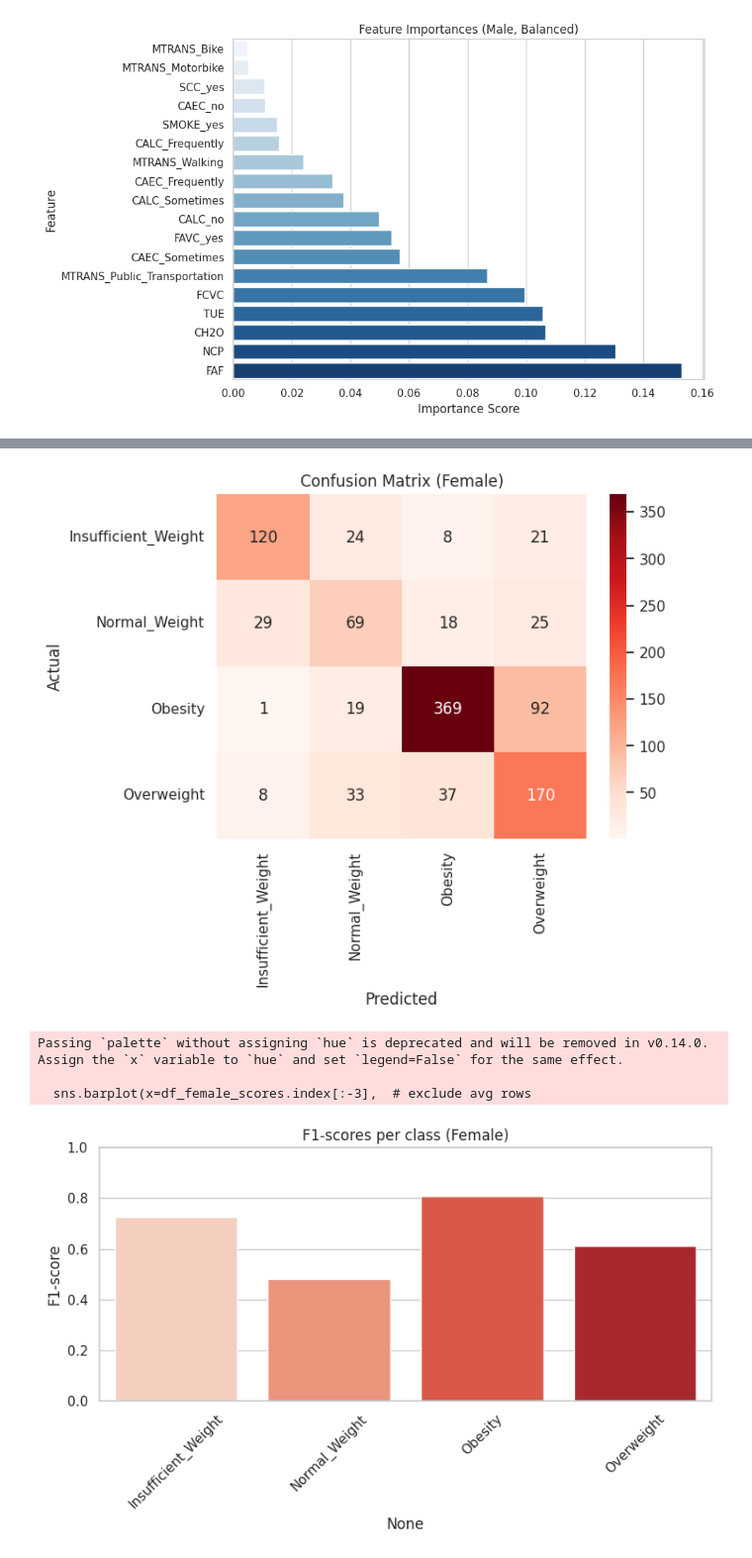
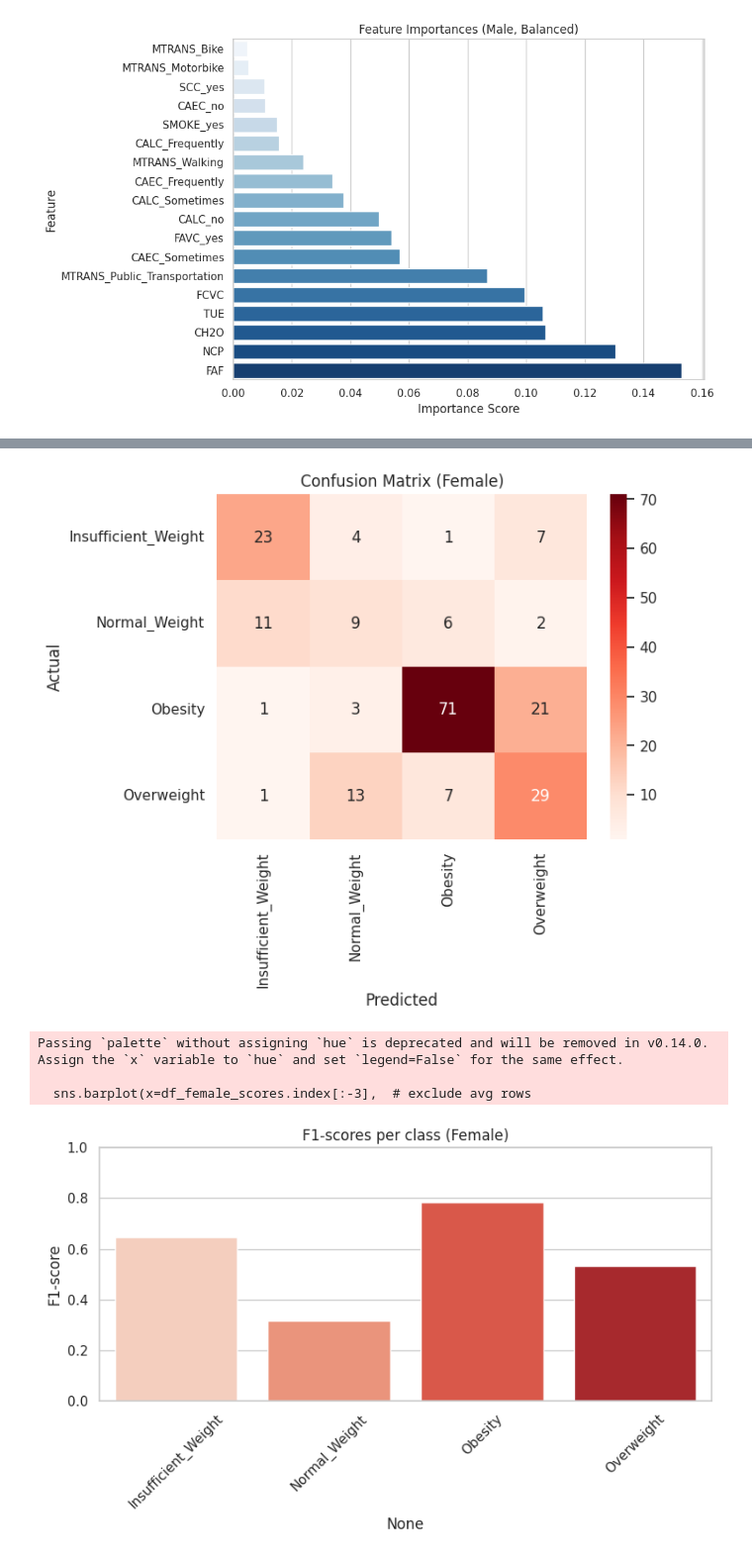
Before and after one commit to yulyafk/ML_Final_Project_ReDI_2025_Obesity_Levels, a Jupyter notebook: ReDI_Project2025_ML_Yuliia_Fomenko.ipynb, the cells around one changed output, grey strips where cells are left out. Shown at 99% size. Drawn from its saved outputs; the diff is of its cells as text; code cells hidden in the pictures.

```diff
--- a/ReDI_Project2025_ML_Yuliia_Fomenko.ipynb
+++ b/ReDI_Project2025_ML_Yuliia_Fomenko.ipynb
@@ -649,17 +649,27 @@ Passing `palette` without assigning `hue` is deprecated and will be removed in v
 # ================================
 # Multiclass Logistic Regression (Female)
 # ================================
-X_female = pd.get_dummies(df_female[features], drop_first=True).astype(int)
-y_female = df_female['Obesity_Grouped']
+
+X_female = pd.get_dummies(df_female[features], drop_first=True).astype(int).reset_index(drop=True)
+y_female = df_female['Obesity_Grouped'].reset_index(drop=True)
+
+
+# Train/Test split
+X_train, X_test, y_train, y_test = train_test_split(
+    X_female, y_female, test_size=0.2, random_state=42, stratify=y_female
+)
+
+
 
 log_female = LogisticRegression(random_state=42, class_weight='balanced',
                                 multi_class='multinomial', max_iter=1000)
-log_female.fit(X_female, y_female)
 
-y_pred_female = log_female.predict(X_female)
+log_female.fit(X_train, y_train)
+
+y_pred_female = log_female.predict(X_test)
 
 print("Classification Report (Female):")
-print(classification_report(y_female, y_pred_female))
+print(classification_report(y_test, y_pred_female))
 # %% [output]
 Classification Report (Female):
                      precision    recall  f1-score   support
@@ -675,6 +685,7 @@ Insufficient_Weight       0.76      0.69      0.73       173
 # %%
 # Confusion matrix (Female)
-cm_female = confusion_matrix(y_female, y_pred_female, labels=log_female.classes_)
+cm_female = confusion_matrix(y_test, y_pred_female, labels=log_female.classes_)
+
 sns.heatmap(cm_female, annot=True, fmt='d', cmap='Reds',
             xticklabels=log_female.classes_, yticklabels=log_female.classes_)
 plt.title("Confusion Matrix (Female)")
@@ -682,27 +693,28 @@ plt.xlabel("Predicted")
 plt.ylabel("Actual")
 plt.show()
 # %% [output]
-[figure, old version]
+[figure, new version]
 # %%
 # F1-score visualization for Female dataset
-report_female = classification_report(y_female, y_pred_female, output_dict=True)
+report_female = classification_report(y_test, y_pred_female, output_dict=True)
+
 df_female_scores = pd.DataFrame(report_female).transpose()
 
 plt.figure(figsize=(8,5))
 sns.barplot(x=df_female_scores.index[:-3],  # exclude avg rows
             y=df_female_scores['f1-score'][:-3],
             palette='Reds')
 plt.title("F1-scores per class (Female)")
 plt.ylabel("F1-score")
 plt.xticks(rotation=45)
 plt.ylim(0,1)
 plt.tight_layout()
 plt.show()
 # %% [output]
 Passing `palette` without assigning `hue` is deprecated and will be removed in v0.14.0. Assign the `x` variable to `hue` and set `legend=False` for the same effect.
 
   sns.barplot(x=df_female_scores.index[:-3],  # exclude avg rows
-[figure, old version]
+[figure, new version]
 # %%
 # ================================
 # Multiclass Logistic Regression (Male)
```
Also changed, not shown: parts of 4 cells of this notebook, 2 other files.
